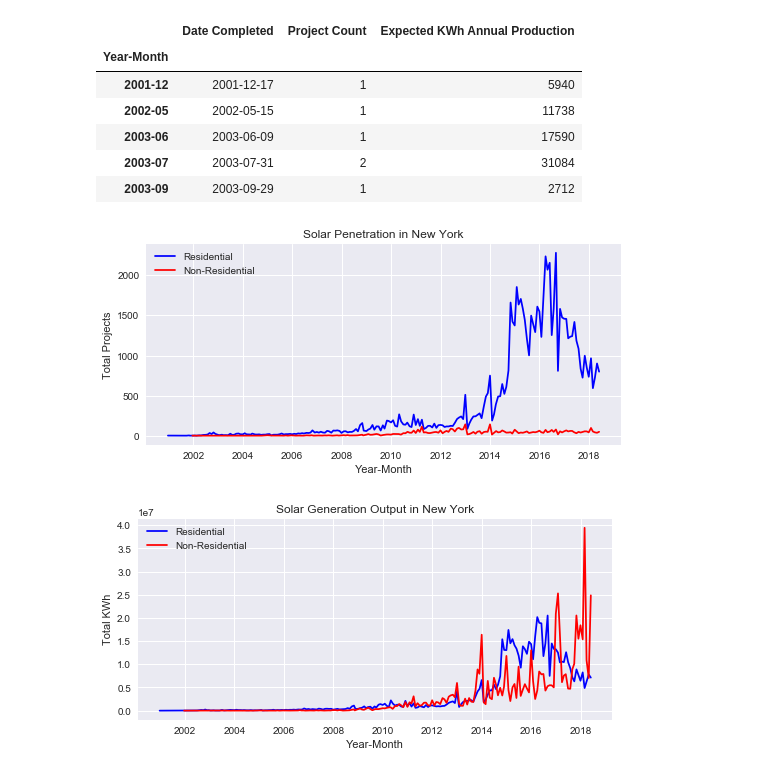
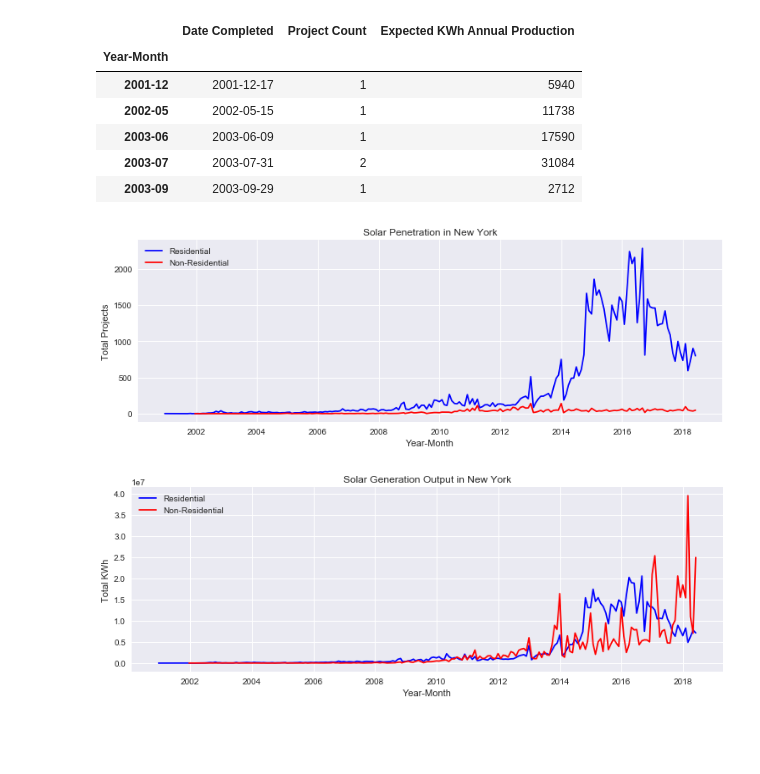
Before and after one commit to nasavish/TeamGreenTech, a Jupyter notebook: Code/Penetration_by_sector.ipynb, the cells around one changed output. Cells and saved outputs as stored; diff of their text form; code cells hidden in the pictures; blank space fills up the shorter version.

```diff
--- a/Code/Penetration_by_sector.ipynb
+++ b/Code/Penetration_by_sector.ipynb
@@ -96,21 +96,21 @@ final_non_res_df.head()
 | 2003-09 | 2003-09-29 | 1 | 2712 |
 # %%
 plt.style.use('seaborn')
-plt.figure(figsize=(8.5,3.7))
+plt.figure(figsize=(12.5,4))
 
 plt.plot(final_res_df['Date Completed'], final_res_df['Project Count'], color='blue', label='Residential')
 plt.plot(final_non_res_df['Date Completed'], final_non_res_df['Project Count'], color='red', label='Non-Residential')
 plt.xlabel('Year-Month')
 plt.ylabel('Total Projects')
 plt.title("Solar Penetration in New York")
 plt.legend()
 plt.savefig('SolarPenetrationNY.png')
 plt.show()
 # %% [output]
-[figure, old version]
+[figure, new version]
 # %%
 plt.style.use('seaborn')
-plt.figure(figsize=(8.5,3.7))
+plt.figure(figsize=(12.5,4))
 
 plt.plot(final_res_df['Date Completed'], final_res_df['Expected KWh Annual Production'], color='blue', label='Residential')
 plt.plot(final_non_res_df['Date Completed'], final_non_res_df['Expected KWh Annual Production'], color='red', label='Non-Residential')
@@ -121,4 +121,4 @@ plt.legend()
 plt.savefig('SolarGenerationNY.png')
 plt.show()
 # %% [output]
-[figure, old version]
+[figure, new version]
```
Also changed, not shown: 6 other files.
